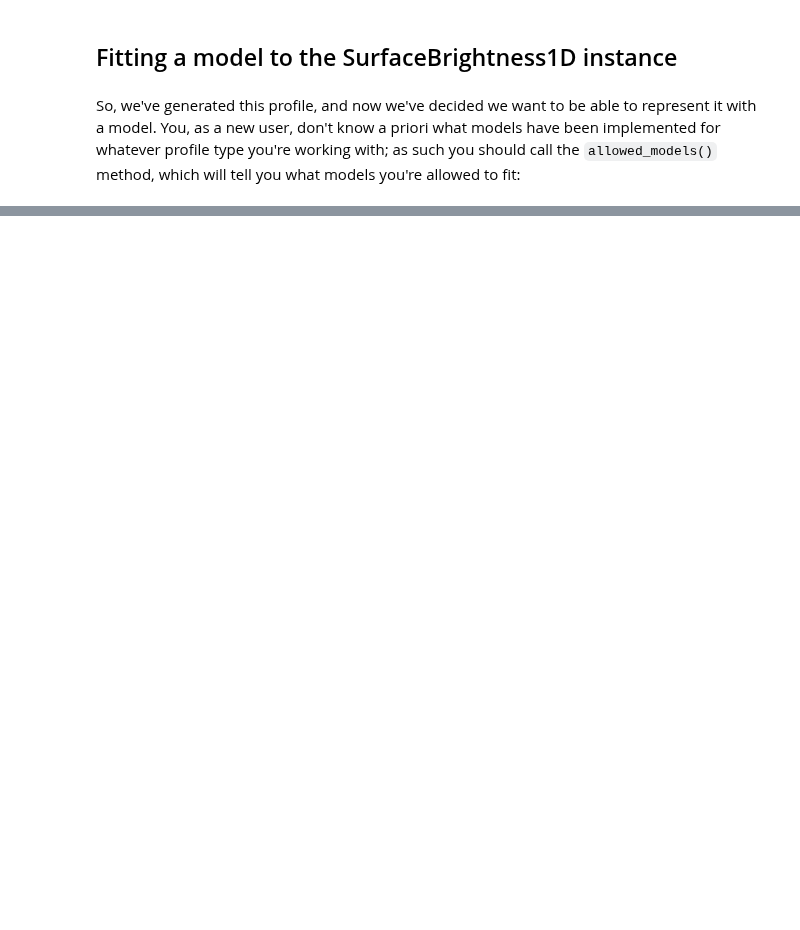
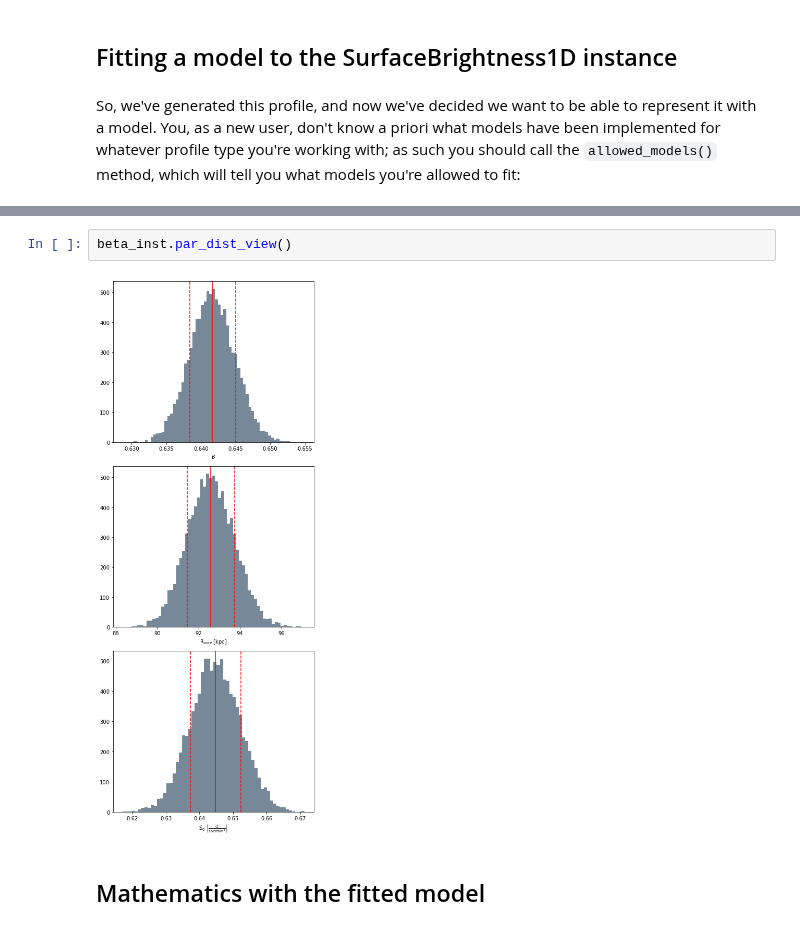
Before and after one commit to DavidT3/XGA, a Jupyter notebook: docs/source/notebooks/advanced_tutorials/intro_to_profiles.ipynb, the cells around one changed output, grey strips where cells are left out. Drawn from its saved outputs; the diff is of its cells as text; blank space fills up the shorter version.

```diff
--- a/docs/source/notebooks/advanced_tutorials/intro_to_profiles.ipynb
+++ b/docs/source/notebooks/advanced_tutorials/intro_to_profiles.ipynb
@@ -94,0 +158,6 @@ Then you decide that you want to fit the 'beta' model
+# %%
+beta_inst.par_dist_view()
+# %% [output]
+[figure, added]
+# %% [markdown]
+## Mathematics with the fitted model
```
Also changed, not shown: parts of 31 cells of this notebook.
